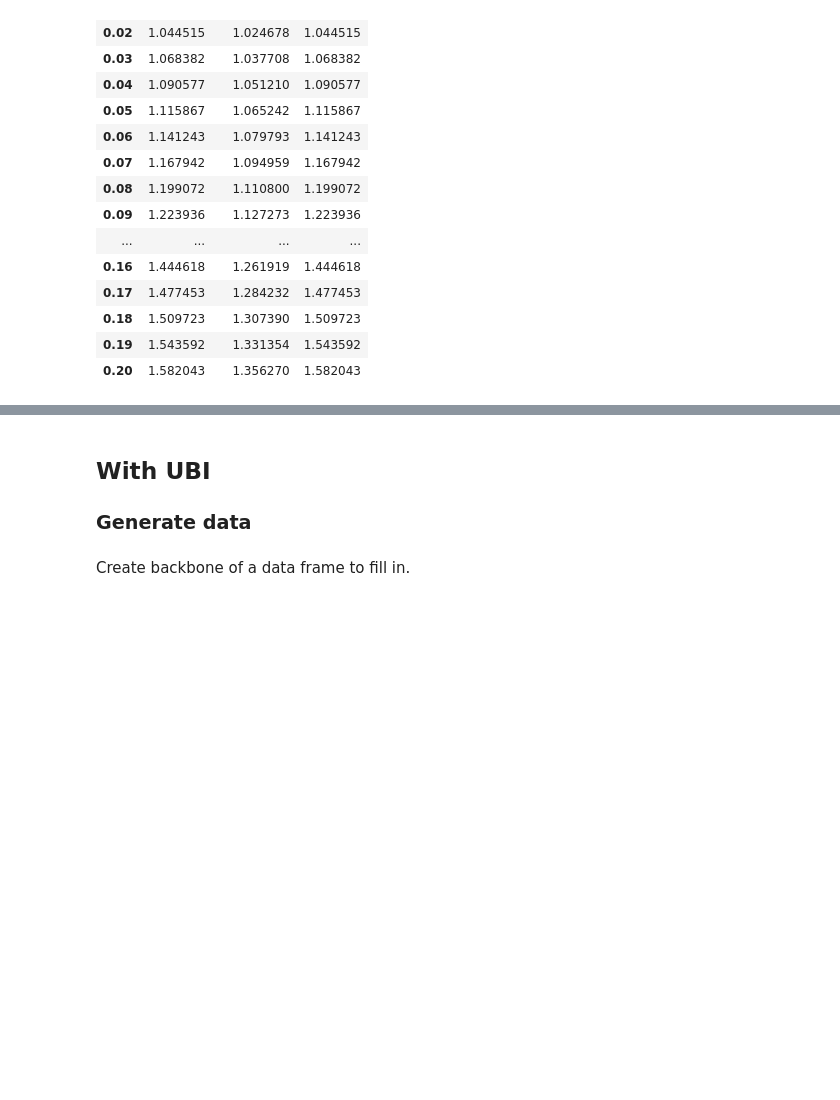
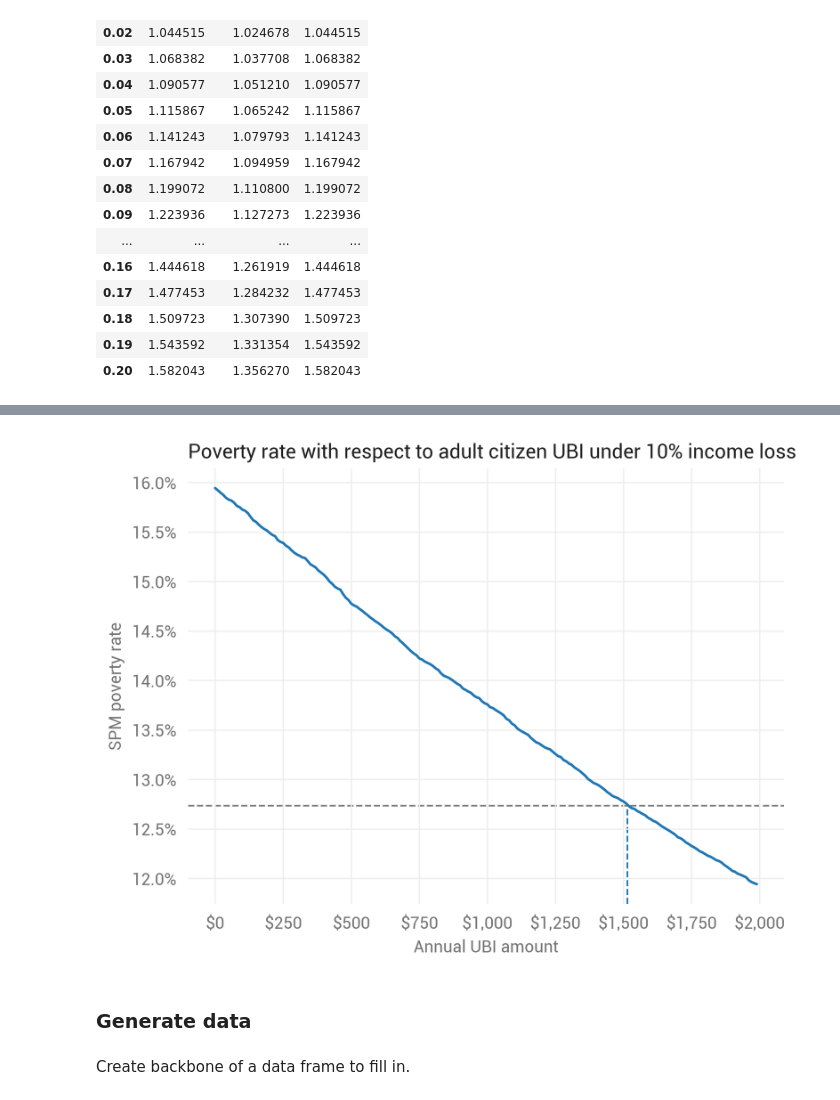
Before and after one commit to UBICenter/ubi-center, a Jupyter notebook: notebooks/covid/covid_ubi.ipynb, the cells around one changed output, grey strips where cells are left out. Drawn from its saved outputs; the diff is of its cells as text; code cells hidden in the pictures; blank space fills up the shorter version.

```diff
--- a/notebooks/covid/covid_ubi.ipynb
+++ b/notebooks/covid/covid_ubi.ipynb
@@ -334,6 +363,20 @@ cuts / cuts.iloc[0]
+# %%
+ax = ubi_10pct_example.pov_adult_citizens.plot()
+plt.title('Poverty rate with respect to adult citizen UBI under 10% income' +
+          ' loss', loc='left')
+ax.xaxis.set_major_formatter(mdf.dollar_format())
+ax.yaxis.set_major_formatter(mpl.ticker.PercentFormatter(xmax=1, decimals=1))
+# Show current poverty rate.
+plt.axhline(ubi_pov_rate(), color='gray', lw=1, ls='--', zorder=-1)
+# TODO: Figure out how to automate this.
+plt.axvline(1515, ymax=0.22, lw=1, ls='--', zorder=-1)
+plt.xlabel('Annual UBI amount')
+plt.ylabel('SPM poverty rate')
+plt.savefig('charts/pov_rate_by_ubi_10pct_adult_citizens.png')
+plt.show()
+# %% [output]
+[figure, added]
 # %% [markdown]
-## With UBI
-
 ### Generate data
 # %%
 def mid(left, right):
```
Also changed, not shown: parts of 8 cells of this notebook, 3 other files.
